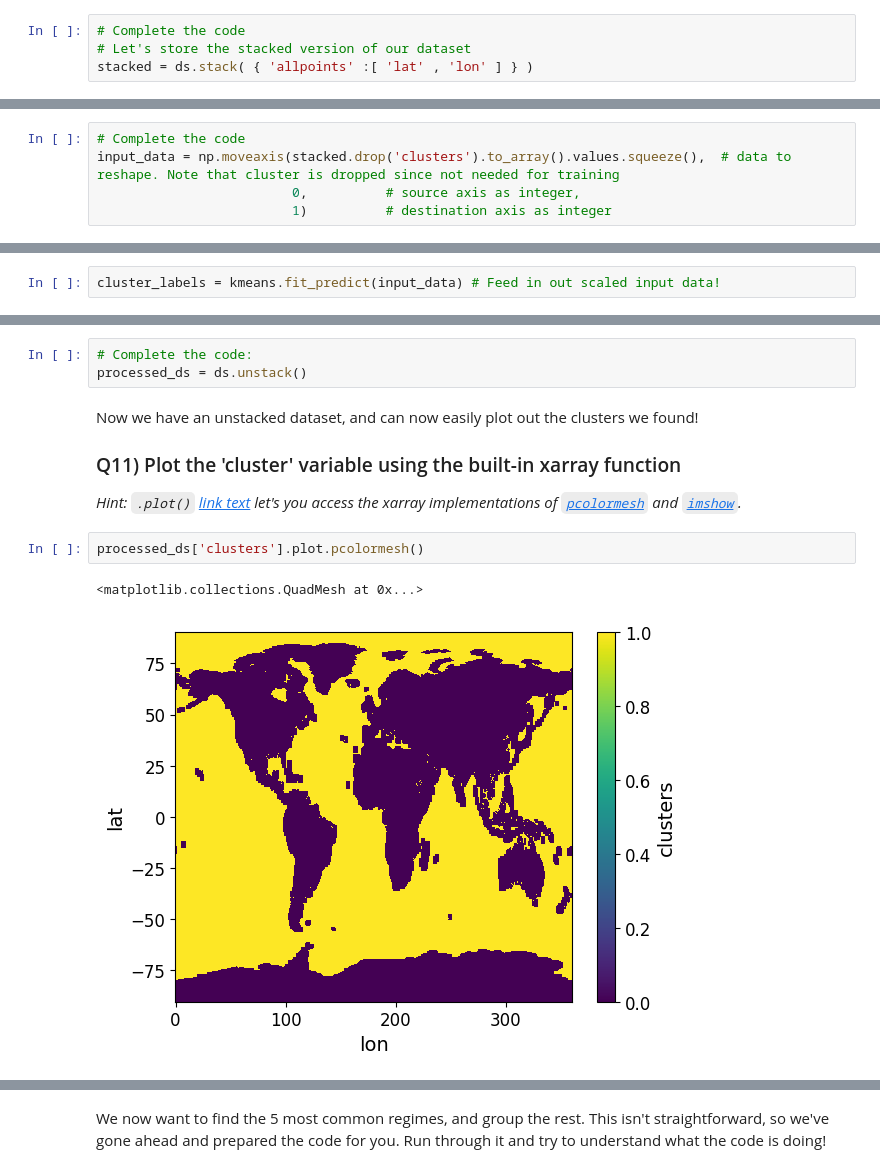
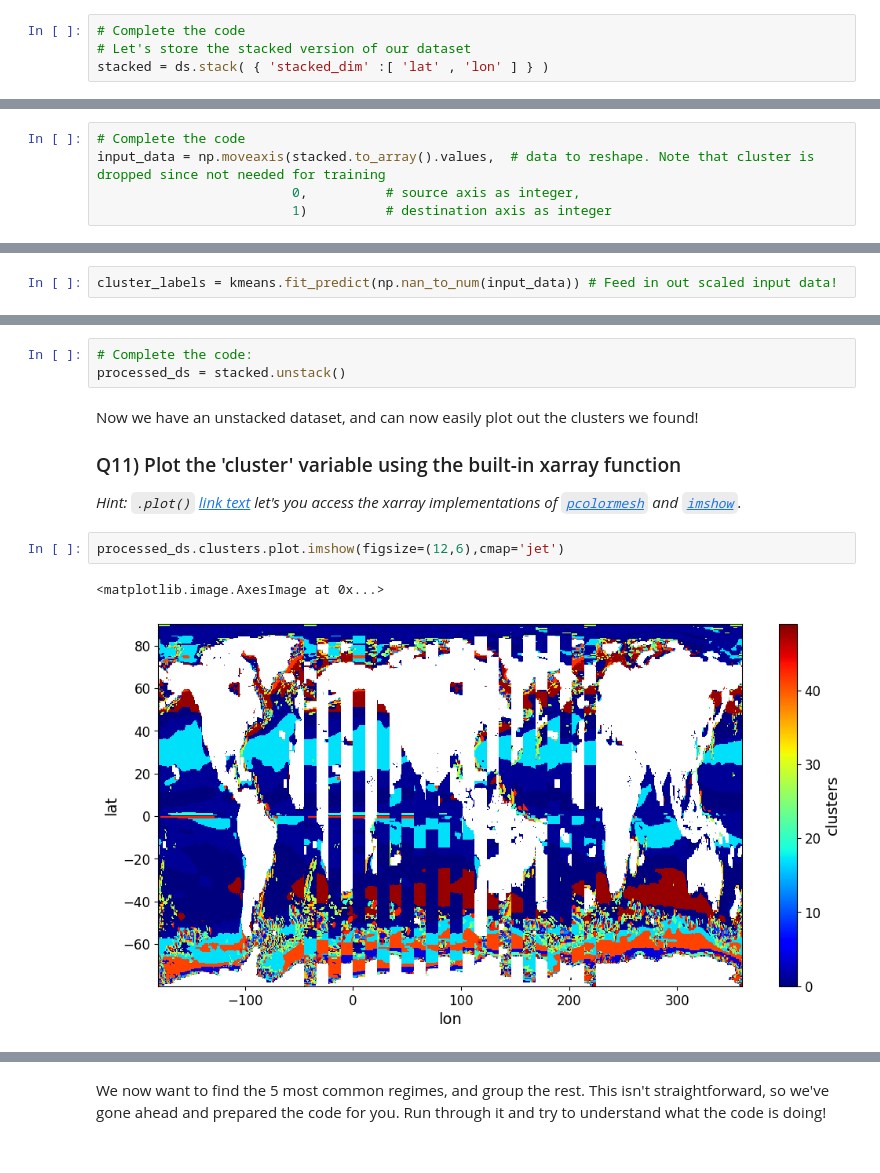
Before and after one commit to tbeucler/2024_MLEES, a Jupyter notebook: Labs/S3_3_THOR.ipynb, the cells around one changed output, grey strips where cells are left out. Cells and saved outputs as stored; diff of their text form.

```diff
--- a/Labs/S3_3_THOR.ipynb
+++ b/Labs/S3_3_THOR.ipynb
@@ -225,7 +219,7 @@ Luckily, xarray developers foresaw the need to group dimensions together. Let's
 # %%
 # Complete the code
 # Let's store the stacked version of our dataset
-stacked = ds.stack( { 'allpoints' :[ 'lat' , 'lon' ] } )
+stacked = ds.stack( { 'stacked_dim' :[ 'lat' , 'lon' ] } )
 # %%
 # And verify the shape of our data
 print(stacked.to_array().values.shape)
@@ -271,7 +265,7 @@ You'll need xarray's [`.to_array()`](https://xarray.pydata.org/en/stable/generat
 ### Q7) Load the datapoints into a numpy array following the convention where the 0th axis corresponds to the samples and the 1st axis corresponds to the features.
 # %%
 # Complete the code
-input_data = np.moveaxis(stacked.drop('clusters').to_array().values.squeeze(),  # data to reshape. Note that cluster is dropped since not needed for training
+input_data = np.moveaxis(stacked.to_array().values,  # data to reshape. Note that cluster is dropped since not needed for training
                          0,          # source axis as integer,
                          1)          # destination axis as integer
 # %%
@@ -310,6 +304,6 @@ kmeans = cluster.KMeans(n_clusters =50,  # Number of clusters
                         n_init =10, # Number of initial centroid states to try
                        verbose = 1)   # Verbosity so we know things are working
 # %%
-cluster_labels = kmeans.fit_predict(input_data) # Feed in out scaled input data!
+cluster_labels = kmeans.fit_predict(np.nan_to_num(input_data)) # Feed in out scaled input data!
 # %% [output]
 Initialization complete
@@ -343,17 +337,17 @@ We now have a set of labels, but they're stored in a flattened array. Since we'd
 *Hint*: xarrays have an [`.unstack` method](https://xarray.pydata.org/en/stable/generated/xarray.DataArray.unstack.html) that you will find to be very useful for this.
 # %%
 # Complete the code:
-processed_ds = ds.unstack()
+processed_ds = stacked.unstack()
 # %% [markdown]
 Now we have an unstacked dataset, and can now easily plot out the clusters we found!
 
 ### Q11) Plot the 'cluster' variable using the built-in xarray function
 *Hint: `.plot()` [link text](https://xarray.pydata.org/en/stable/generated/xarray.DataArray.plot.html) let's you access the xarray implementations of [`pcolormesh`](https://matplotlib.org/3.1.1/api/_as_gen/matplotlib.pyplot.pcolormesh.html) and [`imshow`](https://matplotlib.org/3.1.1/api/_as_gen/matplotlib.pyplot.imshow.html).*
 # %%
-processed_ds['clusters'].plot.pcolormesh()
+processed_ds.clusters.plot.imshow(figsize=(12,6),cmap='jet')
 # %% [output]
-<matplotlib.collections.QuadMesh at 0x...>
+<matplotlib.image.AxesImage at 0x...>
-[figure, old version]
+[figure, new version]
 # %% [markdown]
 Compare your results to those from the paper:
 <img src='https://unils-my.sharepoint.com/:i:/g/personal/tom_beucler_unil_ch/EdLh6Ds0yVlFivyfIOXlV74B_G35dVz87GFagzylIG-gZA?download=1'>
```
Also changed, not shown: parts of 9 cells of this notebook.
